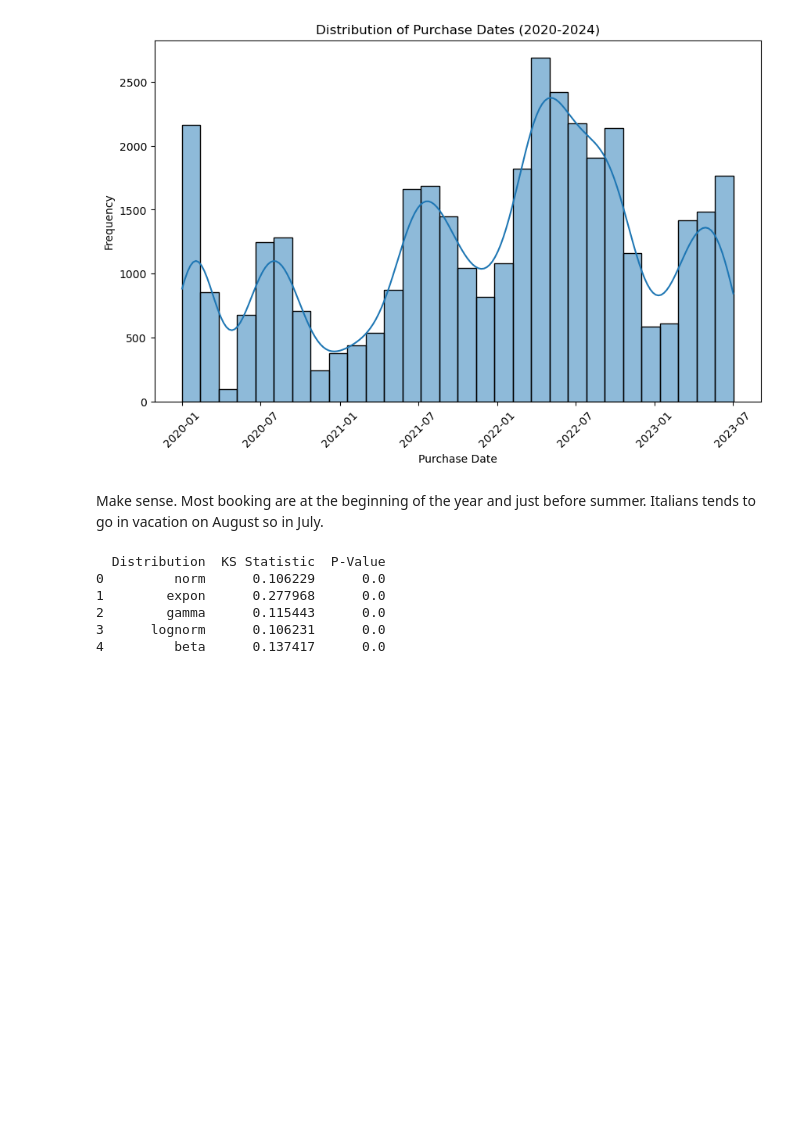
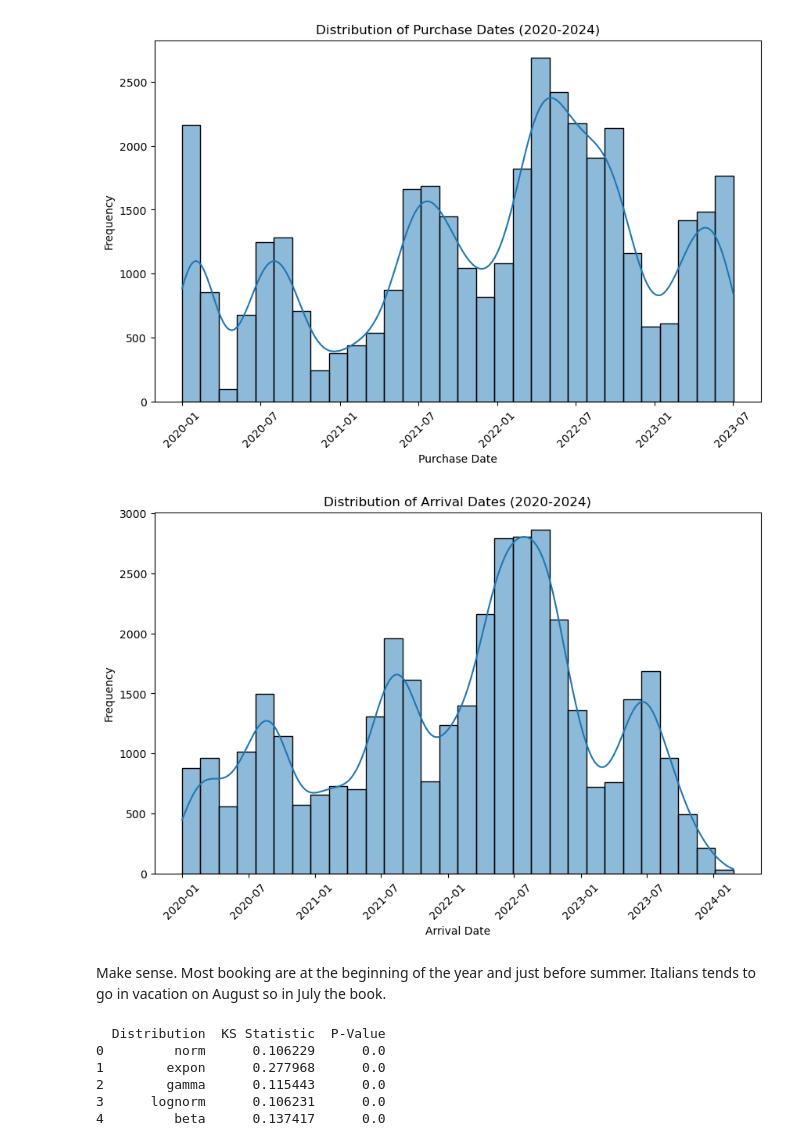
Before and after one commit to CCT-Dublin/capstone-project-feb-2024-pt-giorgiozoppi, a Jupyter notebook: DataExplationAndModel.ipynb, the cells around one changed output. Cells and saved outputs as stored; diff of their text form; code cells hidden in the pictures; blank space fills up the shorter version.

```diff
--- a/DataExplationAndModel.ipynb
+++ b/DataExplationAndModel.ipynb
@@ -334,14 +334,16 @@ plt.show()
 [figure]
 # %%
 plt.figure(figsize=(10, 6))
-sns.histplot(filtered_df['ArrivalDate'], kde=True, bins=30)
+sns.histplot(filtered_df['Arrival'], kde=True, bins=30)
 plt.xlabel('Arrival Date')
 plt.ylabel('Frequency')
 plt.title('Distribution of Arrival Dates (2020-2024)')
 plt.xticks(rotation=45)
 plt.show()
+# %% [output]
+[figure, added]
 # %% [markdown]
-Make sense. Most booking are at the beginning of the year and just before summer. Italians tends to go in vacation on August so in July.
+Make sense. Most booking are at the beginning of the year and just before summer. Italians tends to go in vacation on August so in July the book.
 # %%
 # Convert 'PurchaseDate' to ordinal for fitting distributions
 purchase_dates = hb_dataset['PurchaseDate'].apply(lambda x: x.toordinal())
```
Also changed, not shown: parts of 12 cells of this notebook.
